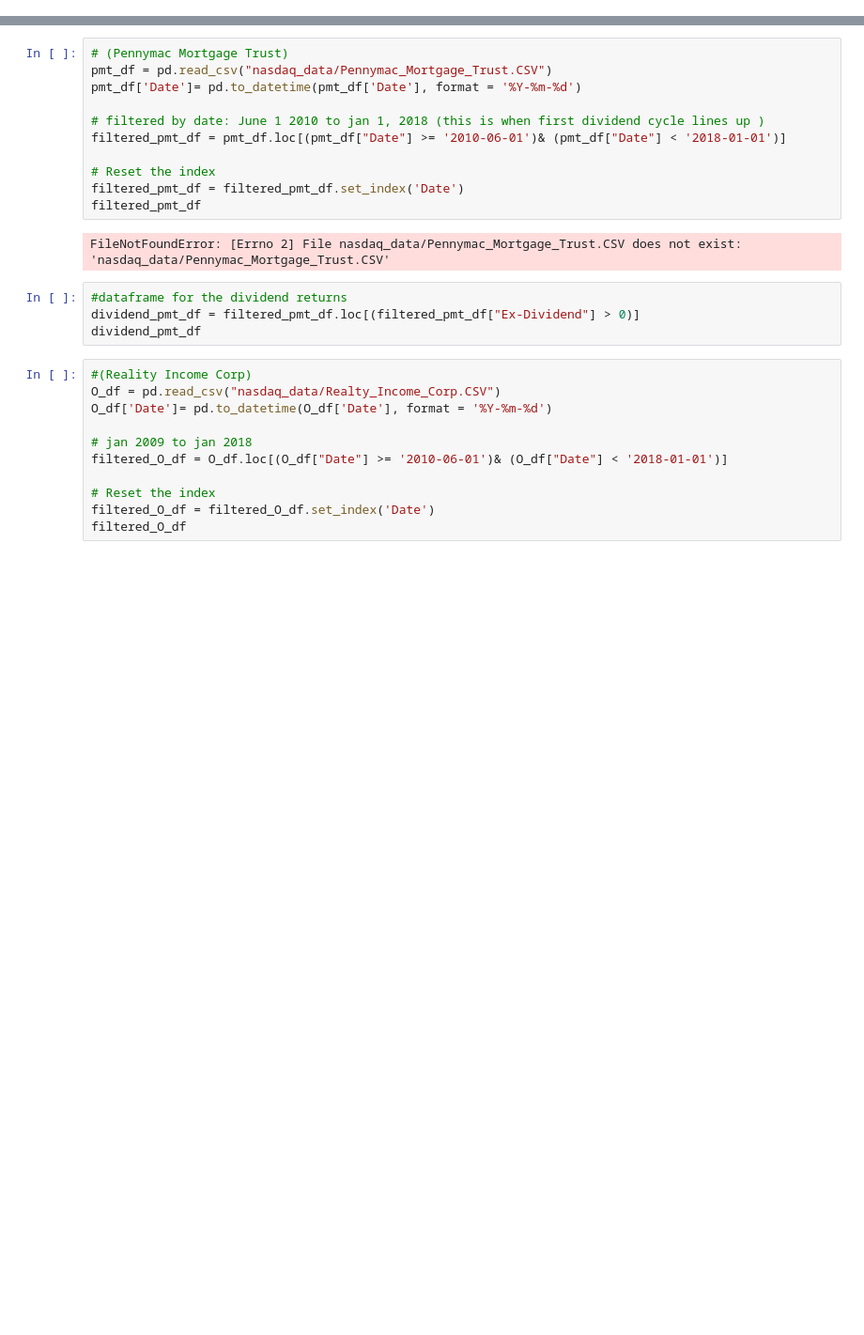
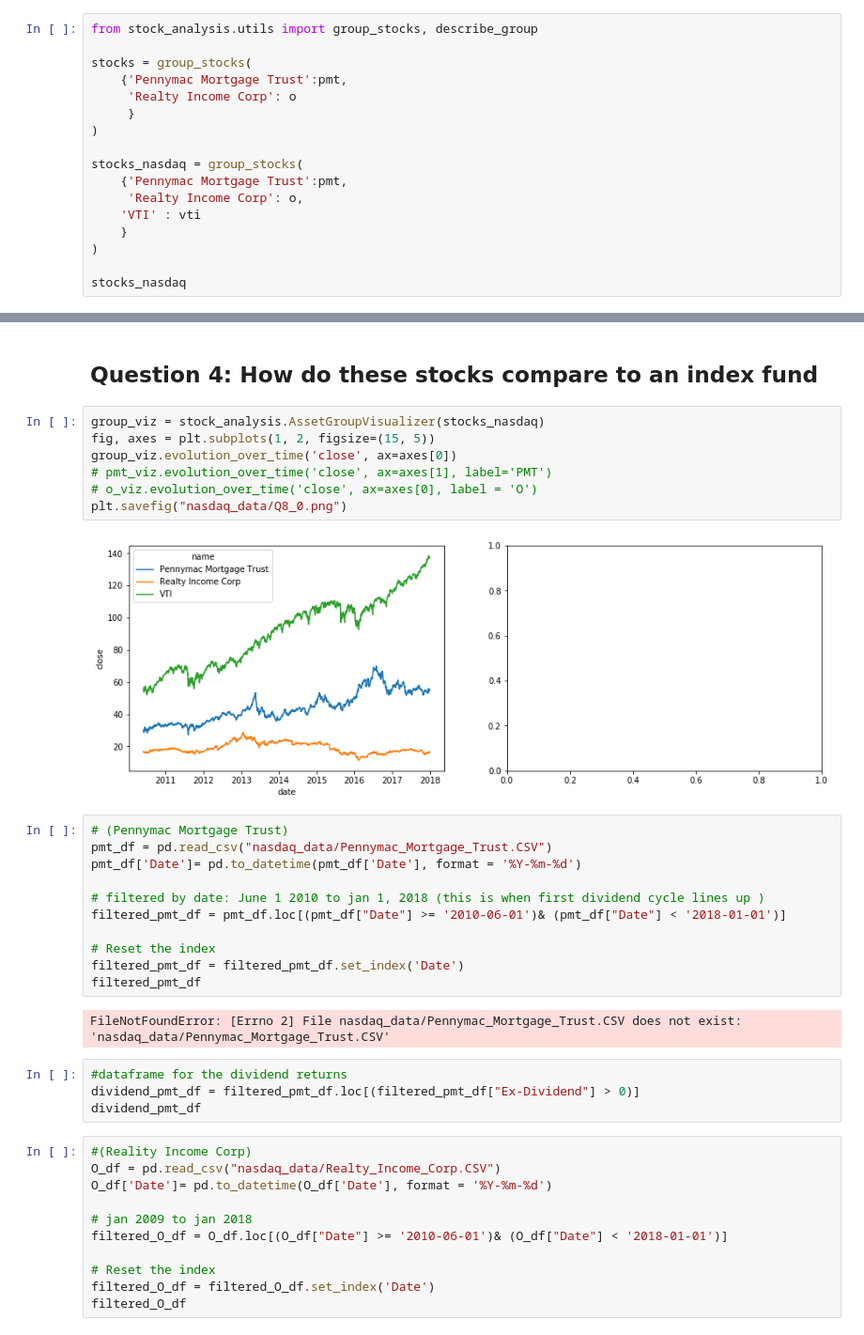
Before and after one commit to Phil-Mart/project-one, a Jupyter notebook: project1.ipynb, the cells around one changed output, grey strips where cells are left out. Shown at 94% size. Cells and saved outputs as stored; diff of their text form; blank space fills up the shorter version.

```diff
--- a/project1.ipynb
+++ b/project1.ipynb
@@ -38,0 +40,17 @@ nye
+# %%
+from stock_analysis.utils import group_stocks, describe_group
+
+stocks = group_stocks(
+    {'Pennymac Mortgage Trust':pmt,
+     'Realty Income Corp': o
+     }
+)
+
+stocks_nasdaq = group_stocks(
+    {'Pennymac Mortgage Trust':pmt,
+     'Realty Income Corp': o,
+    'VTI' : vti
+    }
+)
+
+stocks_nasdaq
@@ -39,3 +128,14 @@ nye
+# %% [markdown]
+## Question 4: How do these stocks compare to an index fund
+# %%
+group_viz = stock_analysis.AssetGroupVisualizer(stocks_nasdaq)
+fig, axes = plt.subplots(1, 2, figsize=(15, 5))
+group_viz.evolution_over_time('close', ax=axes[0])
+# pmt_viz.evolution_over_time('close', ax=axes[1], label='PMT')
+# o_viz.evolution_over_time('close', ax=axes[0], label = 'O')
+plt.savefig("nasdaq_data/Q8_0.png")
+# %% [output]
+[figure, added]
 # %%
 # (Pennymac Mortgage Trust)
 pmt_df = pd.read_csv("nasdaq_data/Pennymac_Mortgage_Trust.CSV")
```
Also changed, not shown: parts of 10 cells of this notebook, 5 other files.
